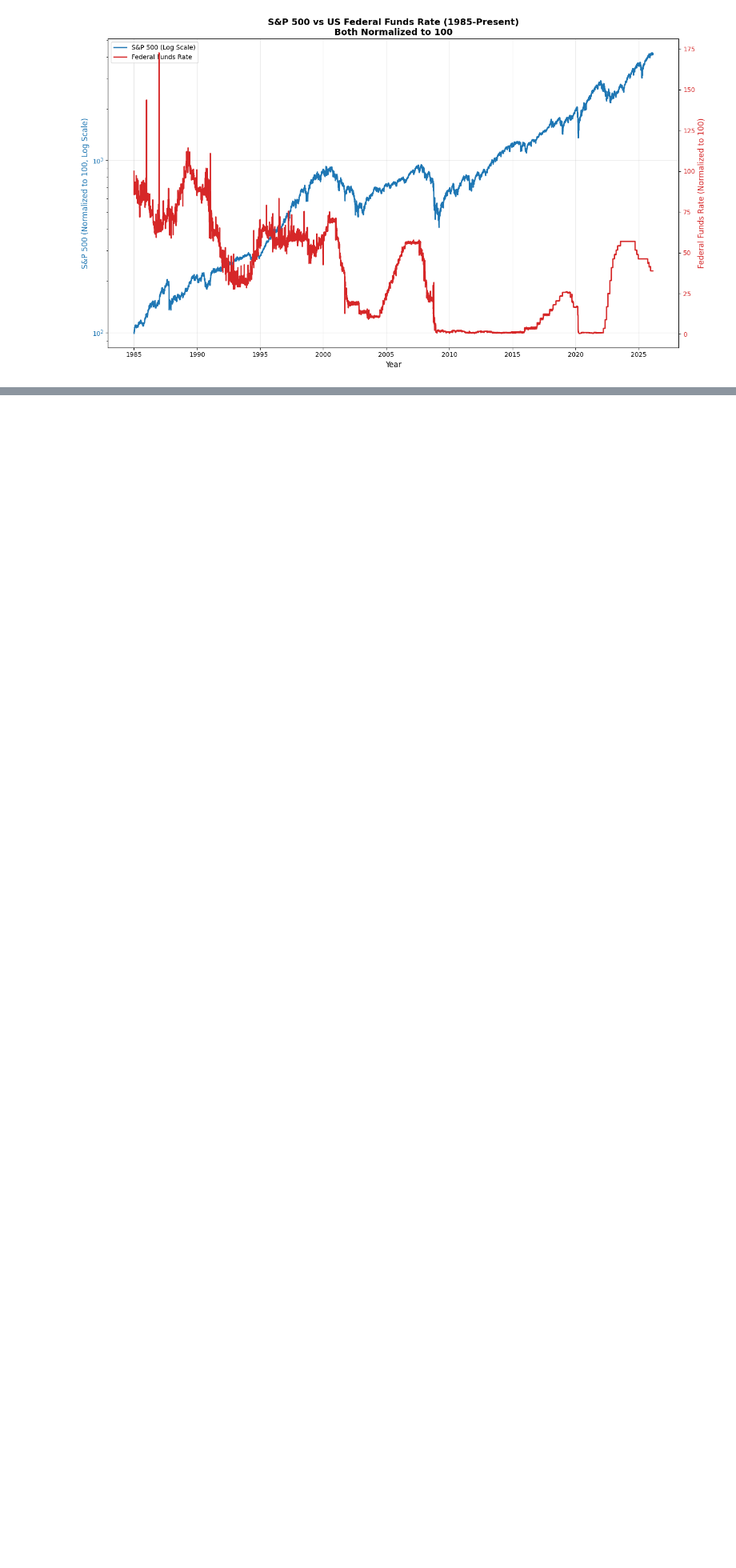
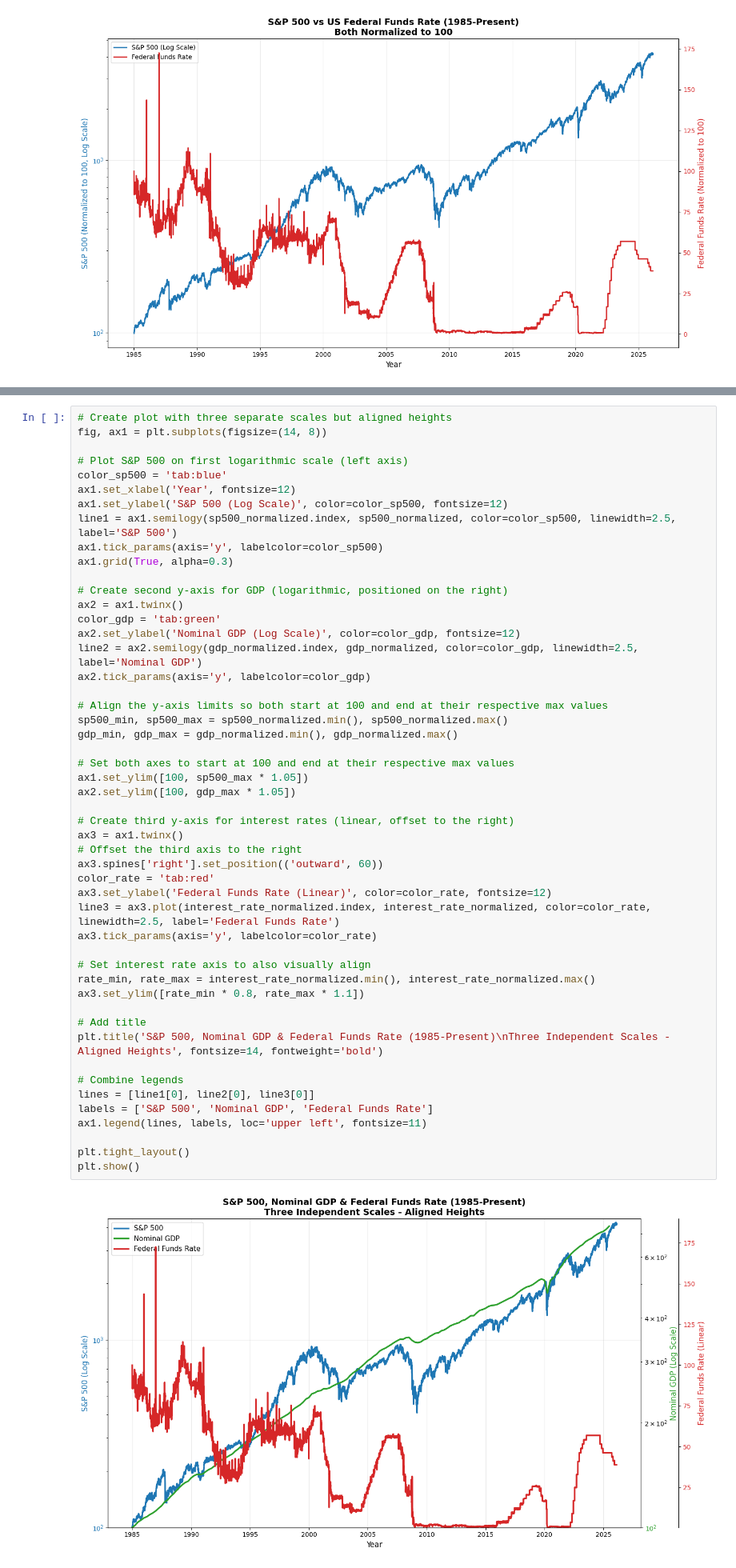
Before and after one commit to MrMillennium01/analysis-of-correlation-economy-stock-indices, a Jupyter notebook: Chapter3_key_interest_rate.ipynb, the cells around one changed output, grey strips where cells are left out. Shown at 80% size. Cells and saved outputs as stored; diff of their text form; blank space fills up the shorter version.

```diff
--- a/Chapter3_key_interest_rate.ipynb
+++ b/Chapter3_key_interest_rate.ipynb
@@ -85,0 +166,52 @@ plt.show()
+# %%
+# Create plot with three separate scales but aligned heights
+fig, ax1 = plt.subplots(figsize=(14, 8))
+
+# Plot S&P 500 on first logarithmic scale (left axis)
+color_sp500 = 'tab:blue'
+ax1.set_xlabel('Year', fontsize=12)
+ax1.set_ylabel('S&P 500 (Log Scale)', color=color_sp500, fontsize=12)
+line1 = ax1.semilogy(sp500_normalized.index, sp500_normalized, color=color_sp500, linewidth=2.5, label='S&P 500')
+ax1.tick_params(axis='y', labelcolor=color_sp500)
+ax1.grid(True, alpha=0.3)
+
+# Create second y-axis for GDP (logarithmic, positioned on the right)
+ax2 = ax1.twinx()
+color_gdp = 'tab:green'
+ax2.set_ylabel('Nominal GDP (Log Scale)', color=color_gdp, fontsize=12)
+line2 = ax2.semilogy(gdp_normalized.index, gdp_normalized, color=color_gdp, linewidth=2.5, label='Nominal GDP')
+ax2.tick_params(axis='y', labelcolor=color_gdp)
+
+# Align the y-axis limits so both start at 100 and end at their respective max values
+sp500_min, sp500_max = sp500_normalized.min(), sp500_normalized.max()
+gdp_min, gdp_max = gdp_normalized.min(), gdp_normalized.max()
+
+# Set both axes to start at 100 and end at their respective max values
+ax1.set_ylim([100, sp500_max * 1.05])
+ax2.set_ylim([100, gdp_max * 1.05])
+
+# Create third y-axis for interest rates (linear, offset to the right)
+ax3 = ax1.twinx()
+# Offset the third axis to the right
+ax3.spines['right'].set_position(('outward', 60))
+color_rate = 'tab:red'
+ax3.set_ylabel('Federal Funds Rate (Linear)', color=color_rate, fontsize=12)
+line3 = ax3.plot(interest_rate_normalized.index, interest_rate_normalized, color=color_rate, linewidth=2.5, label='Federal Funds Rate')
+ax3.tick_params(axis='y', labelcolor=color_rate)
+
+# Set interest rate axis to also visually align
+rate_min, rate_max = interest_rate_normalized.min(), interest_rate_normalized.max()
+ax3.set_ylim([rate_min * 0.8, rate_max * 1.1])
+
+# Add title
+plt.title('S&P 500, Nominal GDP & Federal Funds Rate (1985-Present)\nThree Independent Scales - Aligned Heights', fontsize=14, fontweight='bold')
+
+# Combine legends
+lines = [line1[0], line2[0], line3[0]]
+labels = ['S&P 500', 'Nominal GDP', 'Federal Funds Rate']
+ax1.legend(lines, labels, loc='upper left', fontsize=11)
+
+plt.tight_layout()
+plt.show()
+# %% [output]
+[figure, added]
```
Also changed, not shown: parts of 4 cells of this notebook.
